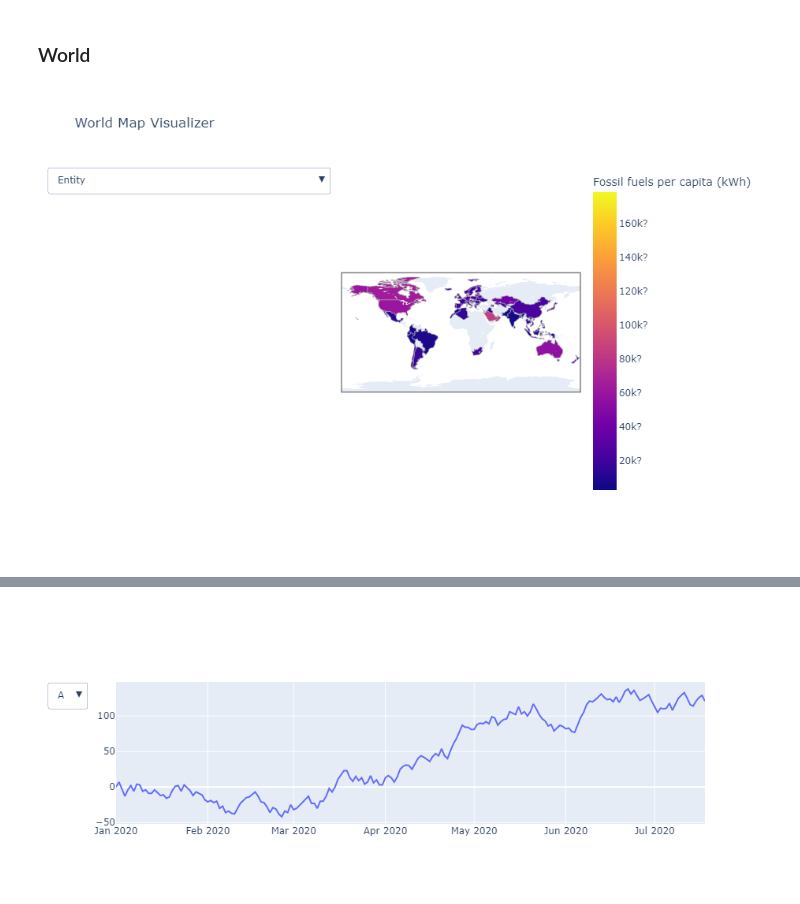
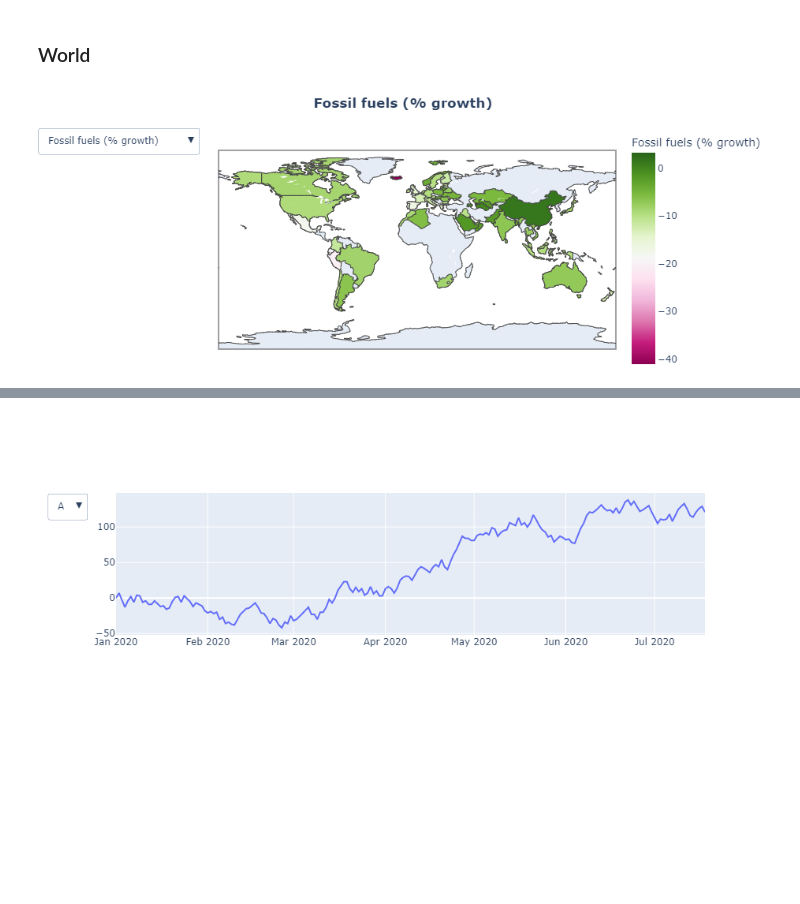
Before and after one commit to Etisaal-Intelligence/global_yearly_metrics_visualizer, a Jupyter notebook: 2_viz_notebooks/V2_map_viz_2.ipynb, the cells around one changed output, grey strips where cells are left out. Saved outputs shown, nothing was run; the diff lists cells and outputs as text; code cells hidden in the pictures; blank space fills up the shorter version.

Commit message:
added graphs

```diff
--- a/2_viz_notebooks/V2_map_viz_2.ipynb
+++ b/2_viz_notebooks/V2_map_viz_2.ipynb
@@ -140,66 +140,35 @@ c = 'Entity'
 # y = 'Renewables per capita (kWh - equivalent)'
 y = 'Fossil fuels per capita (kWh)'
 # %%
-fig = go.Figure(data=go.Choropleth(
-    locations = df[x],
-    z = df[y],
-    text = df[c],
-    # colorscale = 'Blues',
-    autocolorscale=True,
-    # reversescale=False,
-    marker_line_color='darkgray',
-    marker_line_width=0.5,
-    colorbar_ticksuffix = '?',
-    colorbar_title = y,
-))
+# Define data columns for the drop-down filter
+cols_dd = ["Fossil fuels (% growth)", "Land area (sq. km)", "Per capita electricity (kWh)"]
+# cols_dd = df_original.columns
 
-fig.update_layout(
-    title_text='World Map Visualizer',
-    autosize=False,
-    width=1000,
-    height=600,
-    geo=dict(
-        showframe=True,
-        showcoastlines=False,
-        projection_type='equirectangular'
-    ),
-    # annotations = [dict(
-    #     x=0.55,
-    #     y=0.1,
-    #     xref='paper',
-    #     yref='paper',
-    #     # text=df[y],
-    #     showarrow = False
-    # )]
-)
+# We need to add this to select which trace is going to be visible
+visible = np.array(cols_dd)
 
-updatemenu = []
+# define traces and buttons at once
+traces = []
 buttons = []
+for value in cols_dd:
+    traces.append(go.Choropleth(locations=df[x], z=df[value], text=df[c], colorbar_title=value, visible=True if value==cols_dd[0] else False))
 
-# button with one option for each dataframe
-for col in df.columns:
-    buttons.append(dict(method='restyle',
-                        label=col,
-                        visible=True,
-                        args=[{'y':[df[col]],
-                               'x':[df['Entity']],
-                               'type':'scatter'}, [0]],
-                        )
-                  )
-# some adjustments to the updatemenus
-updatemenu = []
-your_menu = dict()
-updatemenu.append(your_menu)
+    buttons.append(dict(label=value, method="update", args=[{"visible":list(visible==value)}, {"title":f"<b>{value}</b>"}]))
 
-updatemenu[0]['buttons'] = buttons
-updatemenu[0]['direction'] = 'down'
-updatemenu[0]['showactive'] = True
+updatemenus = [{"active":0, "buttons":buttons,}]
 
-# add dropdown menus to the figure
-fig.update_layout(showlegend=False, updatemenus=updatemenu)
+# Show figure
+fig = go.Figure(data=traces, layout=dict(updatemenus=updatemenus))
+
+# This is in order to get the first title displayed correctly
+first_title = cols_dd[0]
+fig.update_layout(title=f"<b>{first_title}</b>",title_x=0.5)
+
+# Update layout margins to enhance the plot size and display
+fig.update_layout(margin={"r":0,"t":50,"l":0,"b":0})
 fig.show()
 # %% [output]
-[figure, old version]
+[figure, new version]
 # %%
 df.head()
 # %% [output]
```
Also changed, not shown: 6 other files.
